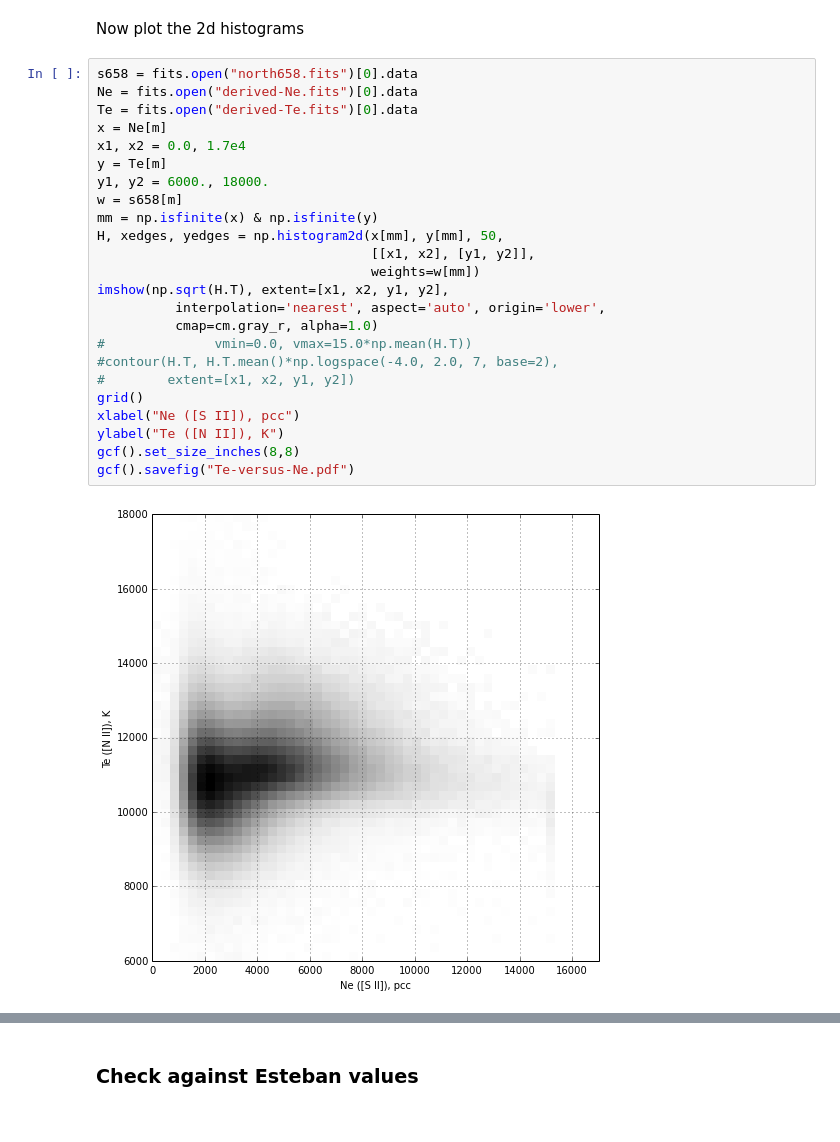
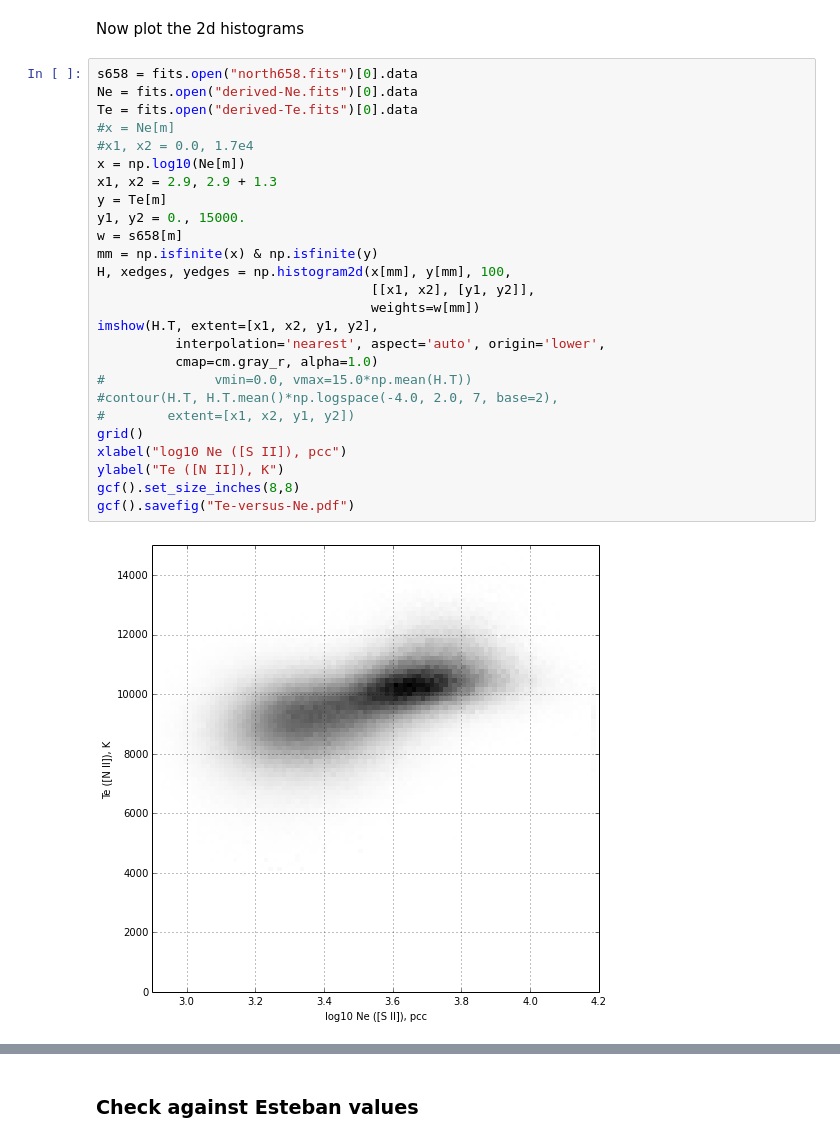
Before and after one commit to deprecated/orion-tsq, a Jupyter notebook: WFC3 images exploration.ipynb, the cells around one changed output, grey strips where cells are left out. Cells and saved outputs as stored; diff of their text form.

```diff
--- a/WFC3 images exploration.ipynb
+++ b/WFC3 images exploration.ipynb
@@ -677,29 +687,31 @@ Now plot the 2d histograms
 # %%
 s658 = fits.open("north658.fits")[0].data
 Ne = fits.open("derived-Ne.fits")[0].data
 Te = fits.open("derived-Te.fits")[0].data
-x = Ne[m]
-x1, x2 = 0.0, 1.7e4
+#x = Ne[m]
+#x1, x2 = 0.0, 1.7e4
+x = np.log10(Ne[m])
+x1, x2 = 2.9, 2.9 + 1.3
 y = Te[m]
-y1, y2 = 6000., 18000.
+y1, y2 = 0., 15000.
 w = s658[m]
 mm = np.isfinite(x) & np.isfinite(y)
-H, xedges, yedges = np.histogram2d(x[mm], y[mm], 50,
+H, xedges, yedges = np.histogram2d(x[mm], y[mm], 100,
                                    [[x1, x2], [y1, y2]],
                                    weights=w[mm])
-imshow(np.sqrt(H.T), extent=[x1, x2, y1, y2],
+imshow(H.T, extent=[x1, x2, y1, y2],
           interpolation='nearest', aspect='auto', origin='lower',
           cmap=cm.gray_r, alpha=1.0)
 #              vmin=0.0, vmax=15.0*np.mean(H.T))
 #contour(H.T, H.T.mean()*np.logspace(-4.0, 2.0, 7, base=2),
 #        extent=[x1, x2, y1, y2])
 grid()
-xlabel("Ne ([S II]), pcc")
+xlabel("log10 Ne ([S II]), pcc")
 ylabel("Te ([N II]), K")
 gcf().set_size_inches(8,8)
 gcf().savefig("Te-versus-Ne.pdf")
 # %% [output]
-[figure, old version]
+[figure, new version]
 # %%
 s658 = fits.open("north658.fits")[0].data
 Ne = fits.open("derived-Ne.fits")[0].data
```
Also changed, not shown: parts of 14 cells of this notebook, 13 other files.
